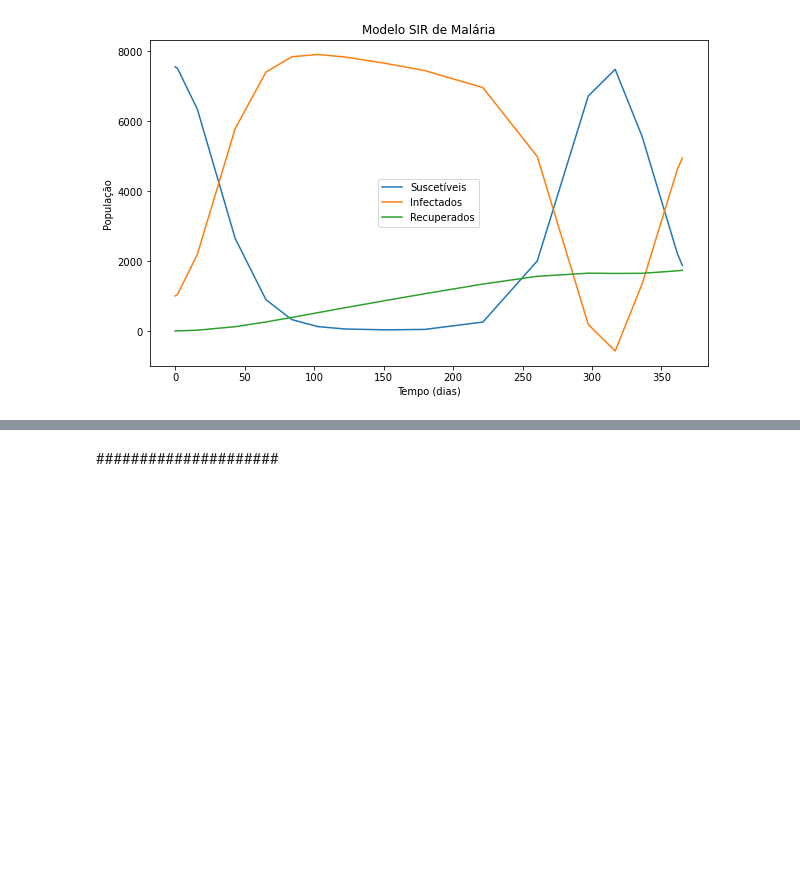
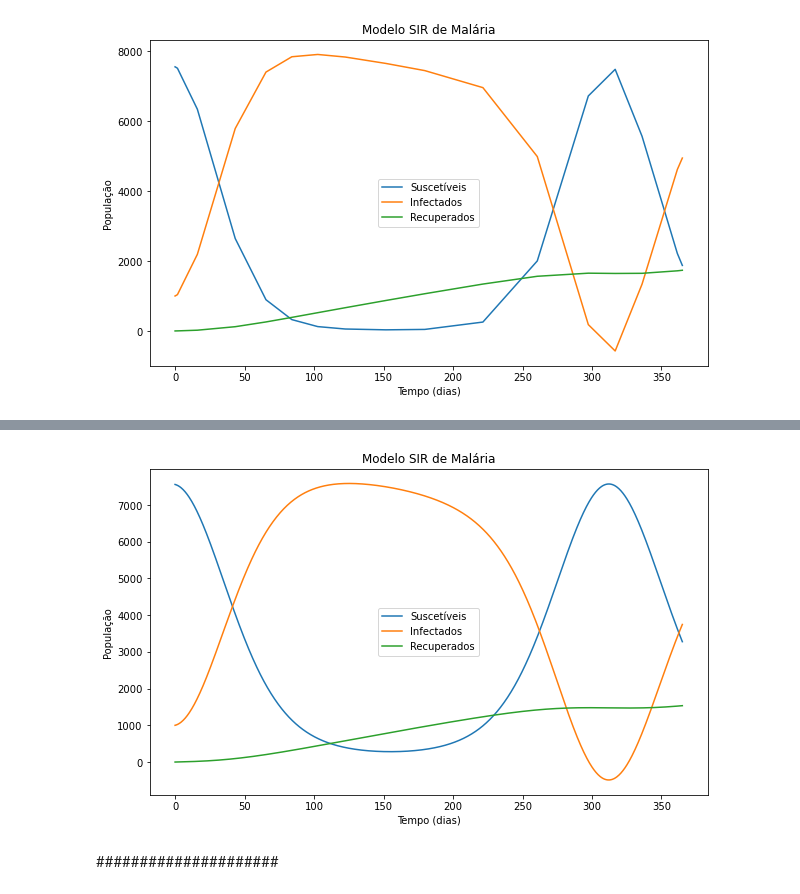
Before and after one commit to RaphaLevy/TCC, a Jupyter notebook: Modelagem/Teste_Scipy_Integrate.ipynb, the cells around one changed output, grey strips where cells are left out. Cells and saved outputs as stored; diff of their text form; code cells hidden in the pictures; blank space fills up the shorter version.

Commit message:
Adiciona gráfico do modelo com mais pontos

```diff
--- a/Modelagem/Teste_Scipy_Integrate.ipynb
+++ b/Modelagem/Teste_Scipy_Integrate.ipynb
@@ -631,3 +739,21 @@ plt.show()
+# %%
+times = sol.t
+S, I, R = sol.y
+# %%
+plt.figure(figsize=(10, 6))
+plt.plot(times, S, label='Suscetíveis')
+plt.plot(times, I, label='Infectados')
+plt.plot(times, R, label='Recuperados')
+
+plt.xlabel('Tempo (dias)')
+plt.ylabel('População')
+plt.title('Modelo SIR de Malária')
+
+plt.legend()
+
+plt.show()
+# %% [output]
+[figure, added]
 # %% [markdown]
 #####################
 # %%
```
Also changed, not shown: parts of 3 cells of this notebook.
